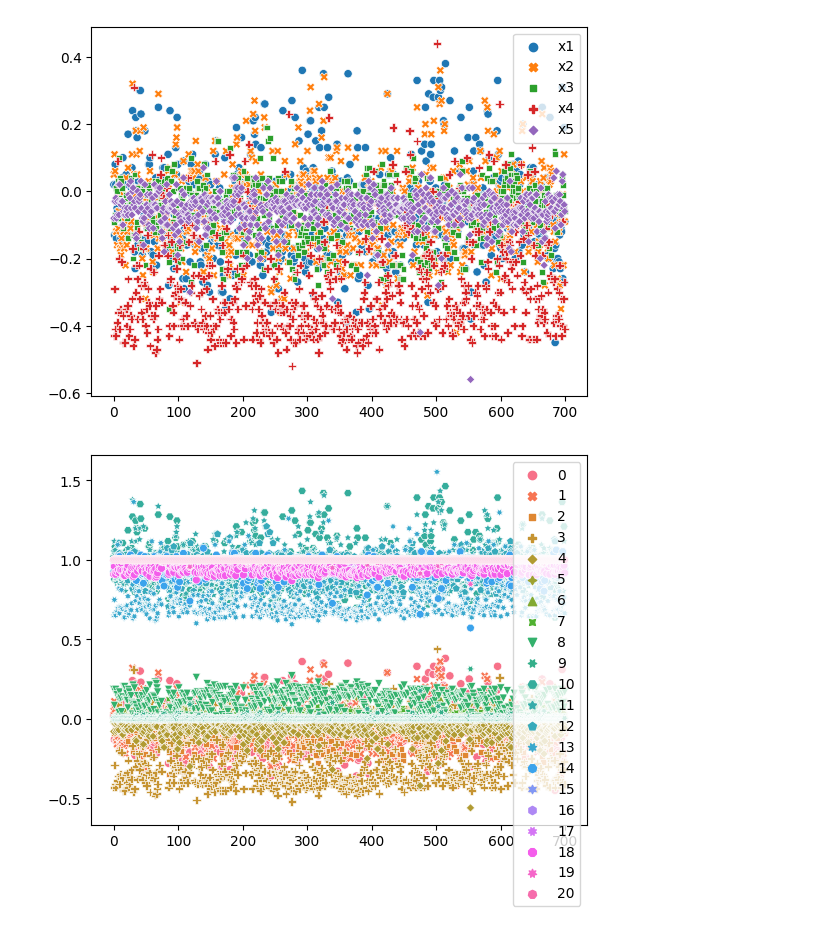
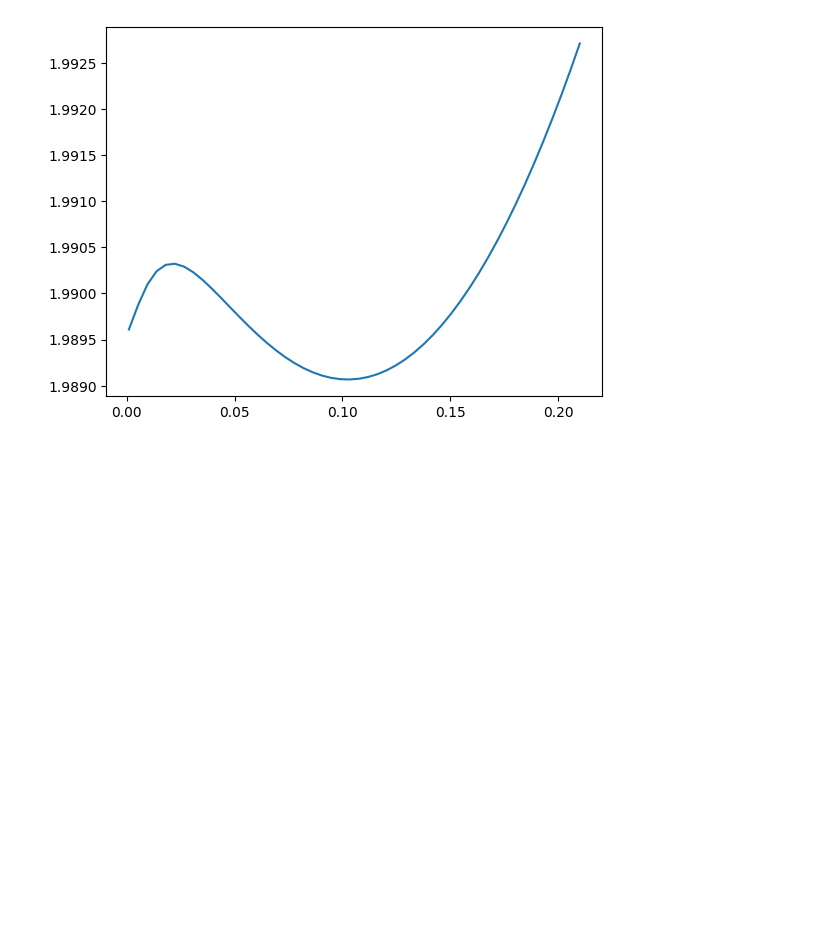
Before and after one commit to dcsteinhauser/iml2023, a Jupyter notebook: Task1b/main.ipynb, the cells around one changed output. Saved outputs shown, nothing was run; the diff lists cells and outputs as text; code cells hidden in the pictures; blank space fills up the shorter version.

Commit message:
"cleaned up the code, l2 performance index"

```diff
--- a/Task1b/main.ipynb
+++ b/Task1b/main.ipynb
@@ -32,37 +32,25 @@ def transform_data(X):
         X_transformed[:,i+10] = np.exp(X[:,i])
         X_transformed[:,i+15] = np.cos(X[:,i])
     X_transformed[:,20] = 1
-    sns.scatterplot(data=X_transformed)
-    plt.show()
+    #sns.scatterplot(data=X_transformed)
+    #plt.show()
     assert X_transformed.shape == (700, 21)
     return X_transformed
-def validate_noroot(X,y,w):
 
 
-    X_transformed = X
-    X_validate = torch.from_numpy(X_transformed.astype(np.double))
-    y_validate = torch.from_numpy(y.reshape(y.shape[0],1).astype(np.double))
-    model_validate = torch.nn.Linear(21,1)
-    model_validate.weight = torch.nn.Parameter(torch.from_numpy(w.reshape(1,21).astype(np.float64)))
-
-    loss_func =  torch.nn.MSELoss()
-    y_hat = model_validate(X_validate)
-    loss = (loss_func(y_hat, y_validate))
-    print(f'Validation loss no root: {loss.item()}')
-    return loss.item()
-
-def validate(X, y, w):
-
-    X_transformed = X
+def validate(X_transformed, y, w):
+    torch.manual_seed(42)
+    #print(f'malmul: {np.dot(X,w.T)}')
     X_validate = torch.from_numpy(X_transformed.astype(np.float64))
     y_validate = torch.from_numpy(y.reshape(y.shape[0],1).astype(np.float64))
     model_validate = torch.nn.Linear(21,1)
     model_validate.weight = torch.nn.Parameter(torch.from_numpy(w.reshape(1,21).astype(np.float64)))
+    loss_func =  torch.nn.MSELoss()
 
-    loss_func =  torch.nn.MSELoss()
-    y_hat = model_validate(X_validate)
+    y_hat = model_validate.forward(X_validate)
+    #print(f'yhat: {y_hat}')
     loss = torch.sqrt(loss_func(y_hat, y_validate))
-    print(f'Validation loss: {loss.item()}')
+    #print(f'Validation loss: {loss.item()}')
     return loss.item()
 
 def fit(X, y, lr, momentum, epochs, l1,l2):
@@ -81,23 +69,25 @@ def fit(X, y, lr, momentum, epochs, l1,l2):
     """
     X_train = torch.from_numpy(X.astype(np.float64))
     y_train = torch.from_numpy(y.reshape(y.shape[0],1).astype(np.float64))
+    #model to be trained
     model = torch.nn.Linear(21,1, bias=False)
+    #initialize weights as zero
+    torch.nn.init.zeros_(model.weight)
+    #initialize loss function
     loss_func = torch.nn.MSELoss()
+    #initialize stochastic gradient descent
     optimization = torch.optim.SGD(model.parameters(), lr, momentum,weight_decay = l2)
-
+    #train epochs times
     for epoch in range(epochs):
         y_hat = model(X_train)
         loss = torch.sqrt(loss_func(y_hat, y_train)) + l1*torch.norm(model.weight,1)
         loss.backward()
         optimization.step()
         optimization.zero_grad()
-        if True == False:
-            print(f'Epochs {epochs}: loss {loss.item()}')
-
-
+    #get weights
     w = model.weight.detach().numpy().reshape(21)
     print(f'loss {loss.item()}')
-    # TODO: Enter your code here
+    #assert shape
     assert w.shape == (21,)
     return w
 
@@ -111,32 +101,35 @@ if __name__ == "__main__":
     data = data.drop(columns=["Id", "y"])
     # print a few data samples
     print(data.head())
-    sns.scatterplot(data=data)
+    #sns.scatterplot(data=data)
     #show the plot
-    plt.show()
+    #plt.show()
 
 
     X = transform_data(data.to_numpy())
 
     print(type(X[1][1]))
     # Extract 100% of the data for training
-    X_train = X[0:700, :]
-    y_train = y[0:700]
-    # Extract 15% of the data for validation
-    X_val = X[00:100, :]
-    y_val = y[00:100]
-    # Fit the model
+    X_train = X[:700, :]
+    y_train = y[:700]
+    # Extract part of the data for validation
+    X_val = X[100:200, :]
+    y_val = y[100:200]
+    #Dict, where the different performances get appended
     validation_performance = {}
-    for lr in np.linspace(0.01, 0.01, 1):
+    #hyperparameter tuning
+    for lr in np.linspace(0.2, 0.2, 1):
         print(f'lr: {lr}', end="\n")
         print('________________________')
-        for l2 in np.linspace(0.00001, 0.2, 20):
+        for l2 in np.linspace(0.001, 0.21, 50):
 
             for epochs in [500]:
-                print(f'l1: {l2} epoch: {epochs}')
-                w = fit(X_train, y_train, lr, 0.31, epochs, 0.03, l2)
-                # Compute the validation loss eafaega
-                validation_performance[l2] = validate(X_val, y_val, w)
+                print(f'l2: {l2} epoch: {epochs}')
+                #fit the model
+                w = fit(X_train, y_train, lr, 0.31, epochs, 0, l2)
+                # Compute the validation loss
+                validation_sum = validate(X_val, y_val, w)
+                validation_performance[l2] = validation_sum
         print('________________________', end="\n\n\n")
     fig = plt.figure()
     ax = fig.add_subplot()
@@ -154,2 +158 @@ if __name__ == "__main__":
-[figure, old version]
+[figure, new version]
-[figure, removed]
```
Also changed, not shown: parts of 2 cells of this notebook, 1 other file.
